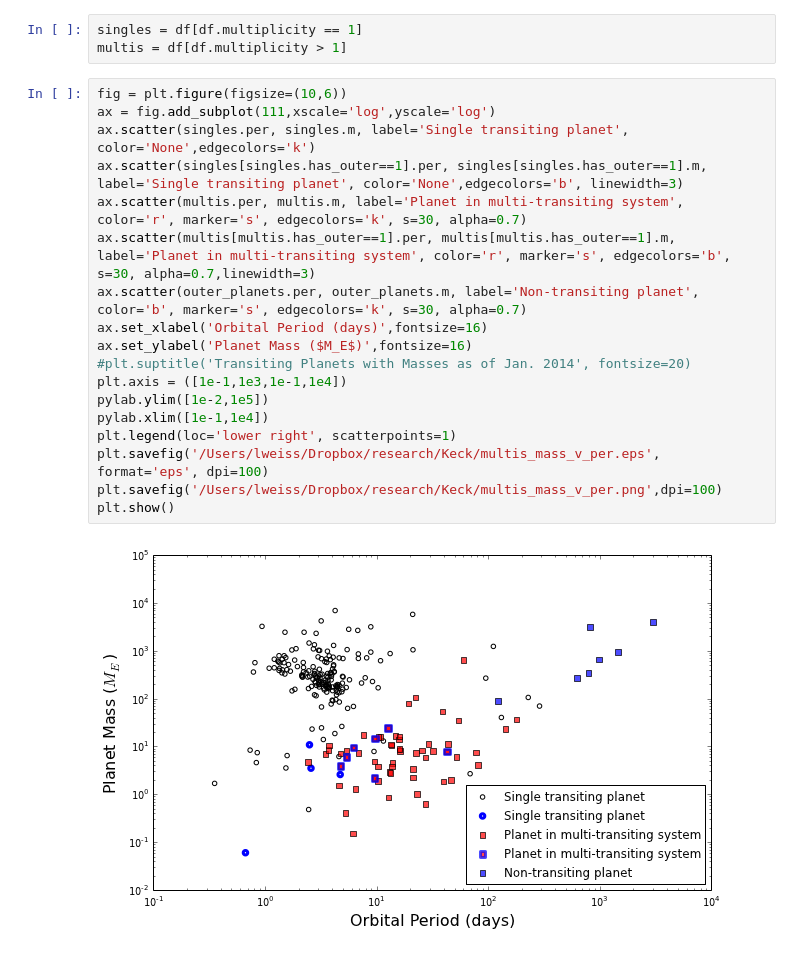
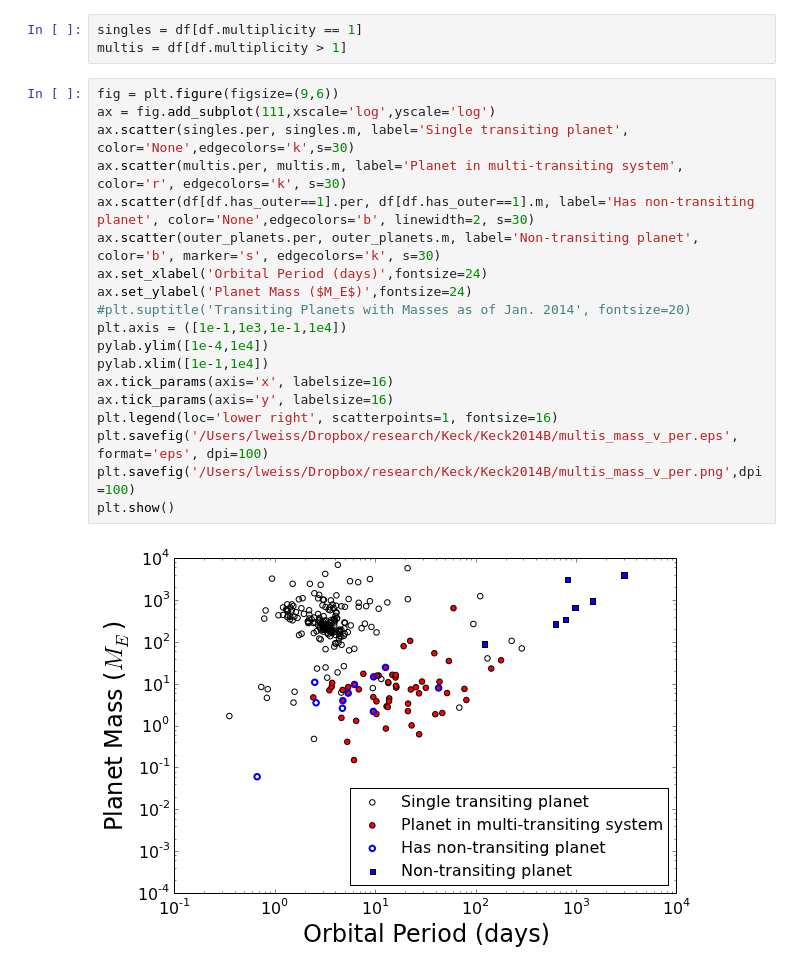
Before and after one commit to sealauren/IDL-programs, a Jupyter notebook: doppler_rvs/75732/multiplanet_stats.ipynb, the cells around one changed output. Drawn from its saved outputs; the diff is of its cells as text.

```diff
--- a/doppler_rvs/75732/multiplanet_stats.ipynb
+++ b/doppler_rvs/75732/multiplanet_stats.ipynb
@@ -90,22 +90,23 @@ Name: has_outer, Length: 253, dtype: int64
 singles = df[df.multiplicity == 1]
 multis = df[df.multiplicity > 1]
 # %%
-fig = plt.figure(figsize=(10,6))
+fig = plt.figure(figsize=(9,6))
 ax = fig.add_subplot(111,xscale='log',yscale='log')
-ax.scatter(singles.per, singles.m, label='Single transiting planet', color='None',edgecolors='k')
-ax.scatter(singles[singles.has_outer==1].per, singles[singles.has_outer==1].m, label='Single transiting planet', color='None',edgecolors='b', linewidth=3)
-ax.scatter(multis.per, multis.m, label='Planet in multi-transiting system', color='r', marker='s', edgecolors='k', s=30, alpha=0.7)
-ax.scatter(multis[multis.has_outer==1].per, multis[multis.has_outer==1].m, label='Planet in multi-transiting system', color='r', marker='s', edgecolors='b', s=30, alpha=0.7,linewidth=3)
-ax.scatter(outer_planets.per, outer_planets.m, label='Non-transiting planet', color='b', marker='s', edgecolors='k', s=30, alpha=0.7)
-ax.set_xlabel('Orbital Period (days)',fontsize=16)
-ax.set_ylabel('Planet Mass ($M_E$)',fontsize=16)
+ax.scatter(singles.per, singles.m, label='Single transiting planet', color='None',edgecolors='k',s=30)
+ax.scatter(multis.per, multis.m, label='Planet in multi-transiting system', color='r', edgecolors='k', s=30)
+ax.scatter(df[df.has_outer==1].per, df[df.has_outer==1].m, label='Has non-transiting planet', color='None',edgecolors='b', linewidth=2, s=30)
+ax.scatter(outer_planets.per, outer_planets.m, label='Non-transiting planet', color='b', marker='s', edgecolors='k', s=30)
+ax.set_xlabel('Orbital Period (days)',fontsize=24)
+ax.set_ylabel('Planet Mass ($M_E$)',fontsize=24)
 #plt.suptitle('Transiting Planets with Masses as of Jan. 2014', fontsize=20)
 plt.axis = ([1e-1,1e3,1e-1,1e4])
-pylab.ylim([1e-2,1e5])
+pylab.ylim([1e-4,1e4])
 pylab.xlim([1e-1,1e4])
-plt.legend(loc='lower right', scatterpoints=1)
-plt.savefig('/Users/lweiss/Dropbox/research/Keck/multis_mass_v_per.eps', format='eps', dpi=100)
-plt.savefig('/Users/lweiss/Dropbox/research/Keck/multis_mass_v_per.png',dpi=100)
+ax.tick_params(axis='x', labelsize=16)
+ax.tick_params(axis='y', labelsize=16)
+plt.legend(loc='lower right', scatterpoints=1, fontsize=16)
+plt.savefig('/Users/lweiss/Dropbox/research/Keck/Keck2014B/multis_mass_v_per.eps', format='eps', dpi=100)
+plt.savefig('/Users/lweiss/Dropbox/research/Keck/Keck2014B/multis_mass_v_per.png',dpi=100)
 plt.show()
 # %% [output]
-[figure, old version]
+[figure, new version]
```
